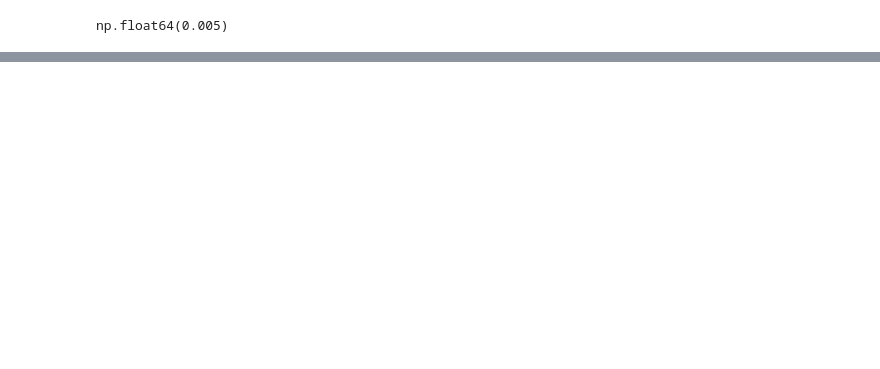
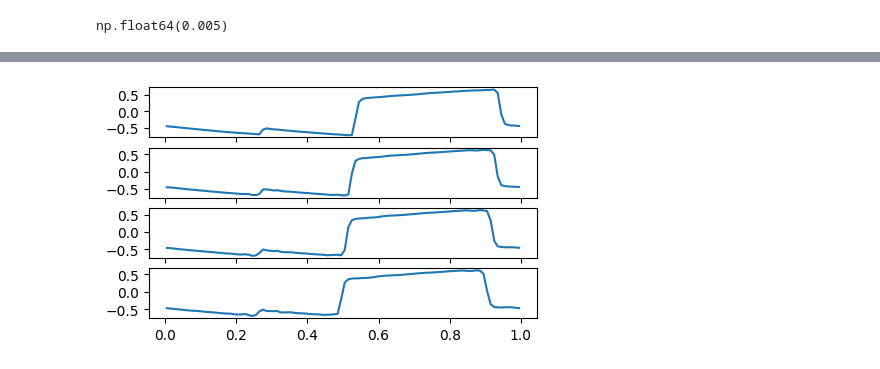
Before and after one commit to xx257xx/CONTEXT_FLUX_NO, a Jupyter notebook: notebooks/training/multiphysics_cubic.ipynb, the cells around one changed output, grey strips where cells are left out. Saved outputs shown, nothing was run; the diff lists cells and outputs as text; code cells hidden in the pictures; blank space fills up the shorter version.

```diff
--- a/notebooks/training/multiphysics_cubic.ipynb
+++ b/notebooks/training/multiphysics_cubic.ipynb
@@ -241,0 +287,4 @@ ax.set_yscale("log")
+# %%
+u_rollout_pred = eqx.filter_vmap(
+    lambda u_: model.rollout(u_, (dt, dx), num_steps=20, key=jax.random.key(0))
+)(batch_test[0][:, :-1])[0]
@@ -241,0 +295,6 @@ ax.set_yscale("log")
+# %%
+fig, axes = plt.subplots(4, 1, figsize=(5, 3), sharex=True)
+for i, ax in enumerate(axes):
+    ax.plot(dataset_test.x, u_rollout_pred[sample_idx, 5 * i, 0])
+# %% [output]
+[figure, added]
```
Also changed, not shown: parts of 13 cells of this notebook, 5 other files.
